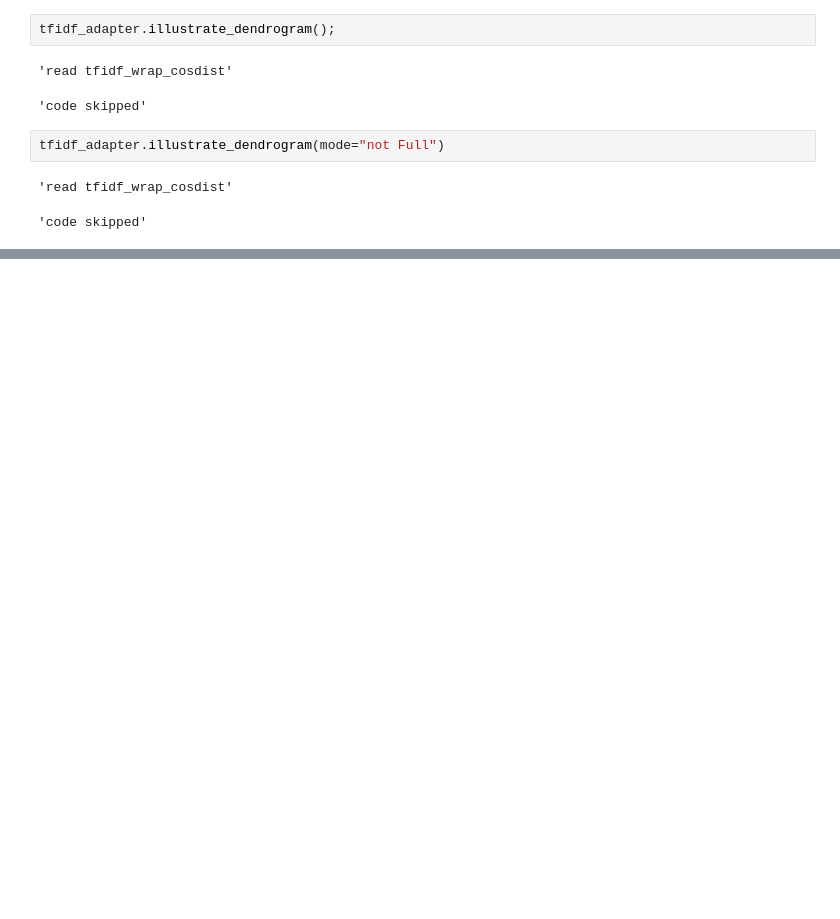
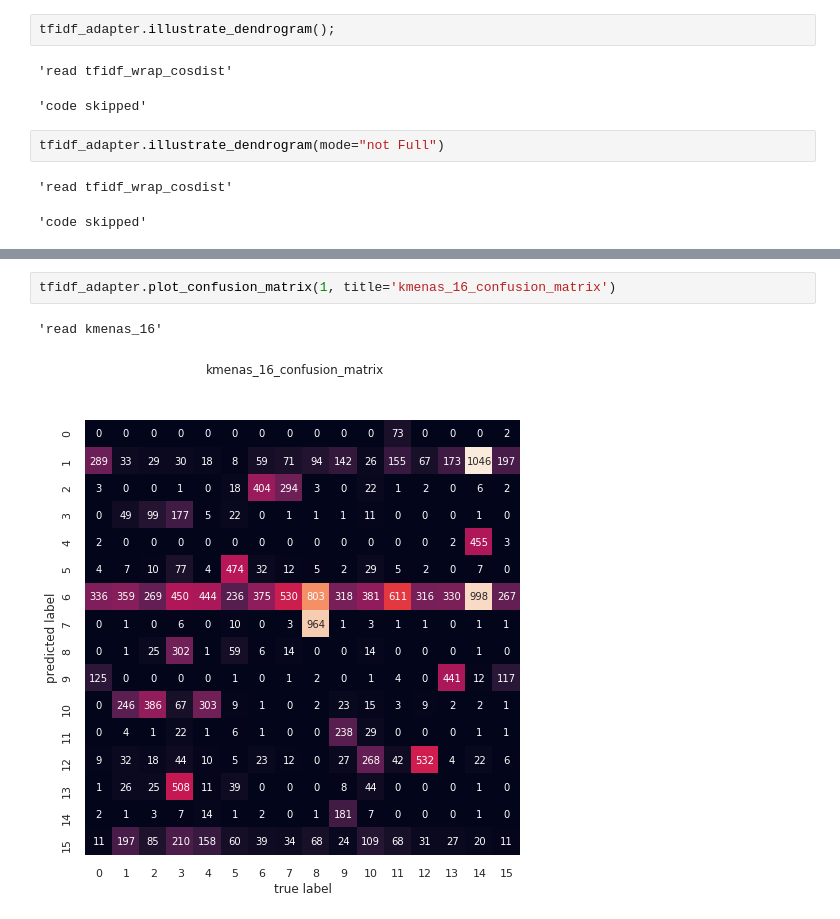
Before and after one commit to GA239/DS_course, a Jupyter notebook: HW6/clustering.ipynb, the cells around one changed output, grey strips where cells are left out. Saved outputs shown, nothing was run; the diff lists cells and outputs as text; blank space fills up the shorter version.

```diff
--- a/HW6/clustering.ipynb
+++ b/HW6/clustering.ipynb
@@ -546,0 +532,5 @@ save(tsne, 'tsne_1')
+# %%
+tfidf_adapter.plot_confusion_matrix(1, title='kmenas_16_confusion_matrix')
+# %% [output]
+'read kmenas_16'
+[figure, added]
```
Also changed, not shown: parts of 23 cells of this notebook, 15 other files.
